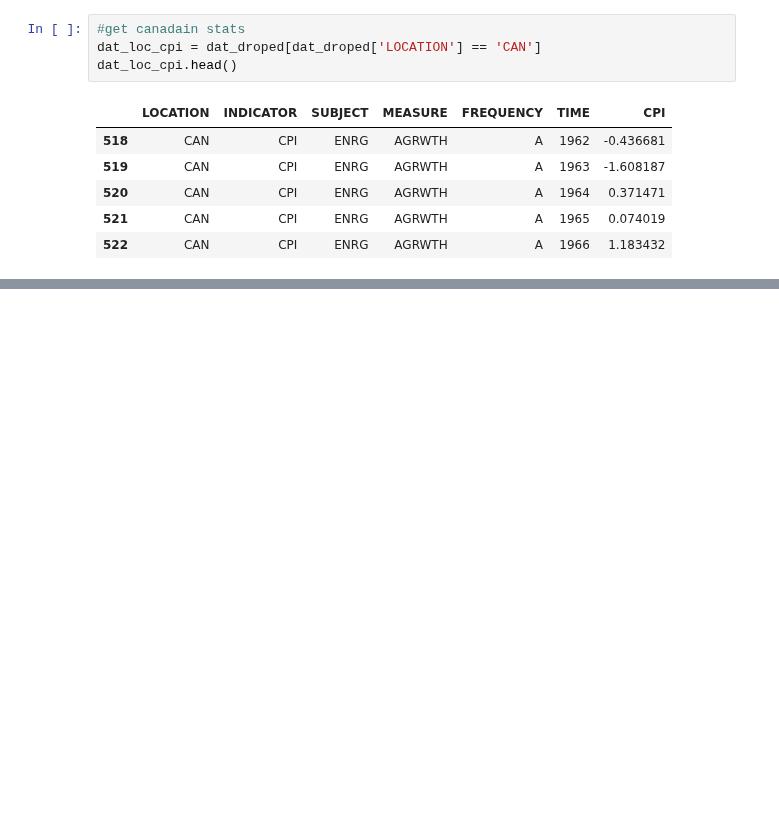
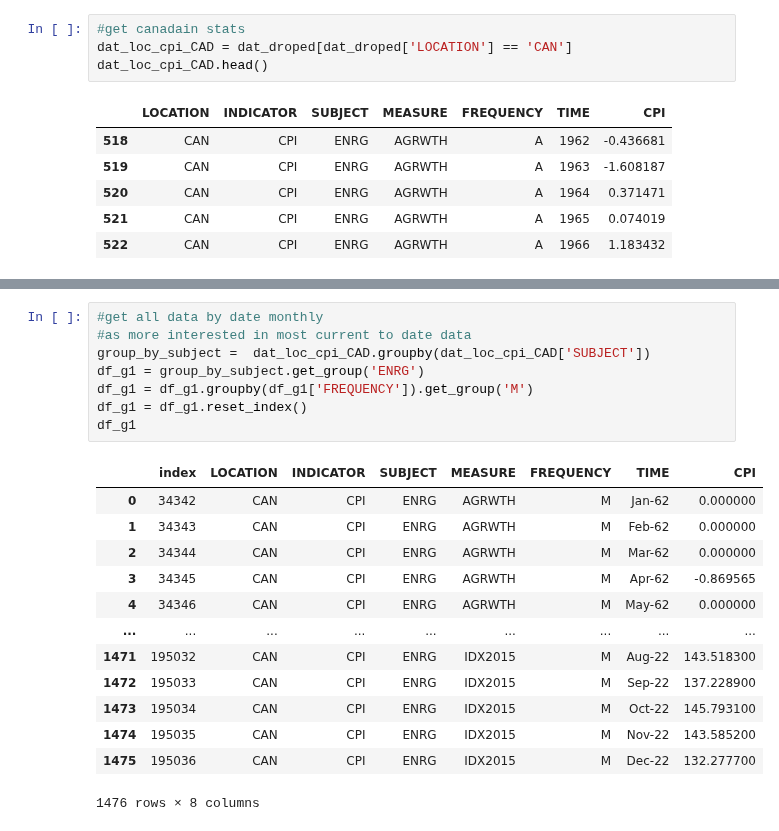
Before and after one commit to ubco-W2022T2-data301/project-group-group19, a Jupyter notebook: analysis/analysis2.ipynb, the cells around one changed output, grey strips where cells are left out. Saved outputs shown, nothing was run; the diff lists cells and outputs as text; blank space fills up the shorter version.

```diff
--- a/analysis/analysis2.ipynb
+++ b/analysis/analysis2.ipynb
@@ -96,8 +101,8 @@ dat_droped.head()
 | 4 | AUS | CPI | ENRG | AGRWTH | A | 1976 | 8.833195 |
 # %%
 #get canadain stats
-dat_loc_cpi = dat_droped[dat_droped['LOCATION'] == 'CAN']
-dat_loc_cpi.head()
+dat_loc_cpi_CAD = dat_droped[dat_droped['LOCATION'] == 'CAN']
+dat_loc_cpi_CAD.head()
 # %% [output]
 |  | LOCATION | INDICATOR | SUBJECT | MEASURE | FREQUENCY | TIME | CPI |
 | 518 | CAN | CPI | ENRG | AGRWTH | A | 1962 | -0.436681 |
@@ -130,0 +149,22 @@ inlaftion_rate_plot = sns.lineplot(dat2drop, y='CPI',x='TIME')
+# %%
+#get all data by date monthly
+#as more interested in most current to date data
+group_by_subject =  dat_loc_cpi_CAD.groupby(dat_loc_cpi_CAD['SUBJECT'])
+df_g1 = group_by_subject.get_group('ENRG')
+df_g1 = df_g1.groupby(df_g1['FREQUENCY']).get_group('M')
+df_g1 = df_g1.reset_index()
+df_g1
+# %% [output]
+|  | index | LOCATION | INDICATOR | SUBJECT | MEASURE | FREQUENCY | TIME | CPI |
+| 0 | 34342 | CAN | CPI | ENRG | AGRWTH | M | Jan-62 | 0.000000 |
+| 1 | 34343 | CAN | CPI | ENRG | AGRWTH | M | Feb-62 | 0.000000 |
+| 2 | 34344 | CAN | CPI | ENRG | AGRWTH | M | Mar-62 | 0.000000 |
+| 3 | 34345 | CAN | CPI | ENRG | AGRWTH | M | Apr-62 | -0.869565 |
+| 4 | 34346 | CAN | CPI | ENRG | AGRWTH | M | May-62 | 0.000000 |
+| ... | ... | ... | ... | ... | ... | ... | ... | ... |
+| 1471 | 195032 | CAN | CPI | ENRG | IDX2015 | M | Aug-22 | 143.518300 |
+| 1472 | 195033 | CAN | CPI | ENRG | IDX2015 | M | Sep-22 | 137.228900 |
+| 1473 | 195034 | CAN | CPI | ENRG | IDX2015 | M | Oct-22 | 145.793100 |
+| 1474 | 195035 | CAN | CPI | ENRG | IDX2015 | M | Nov-22 | 143.585200 |
+| 1475 | 195036 | CAN | CPI | ENRG | IDX2015 | M | Dec-22 | 132.277700 |
+1476 rows × 8 columns
```
Also changed, not shown: parts of 10 cells of this notebook.
